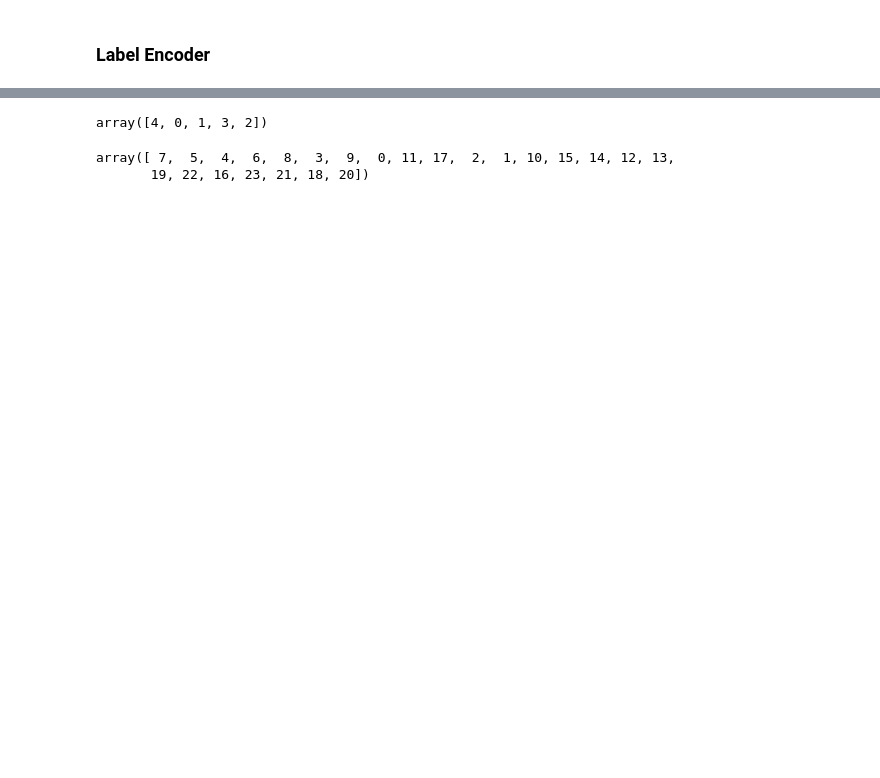
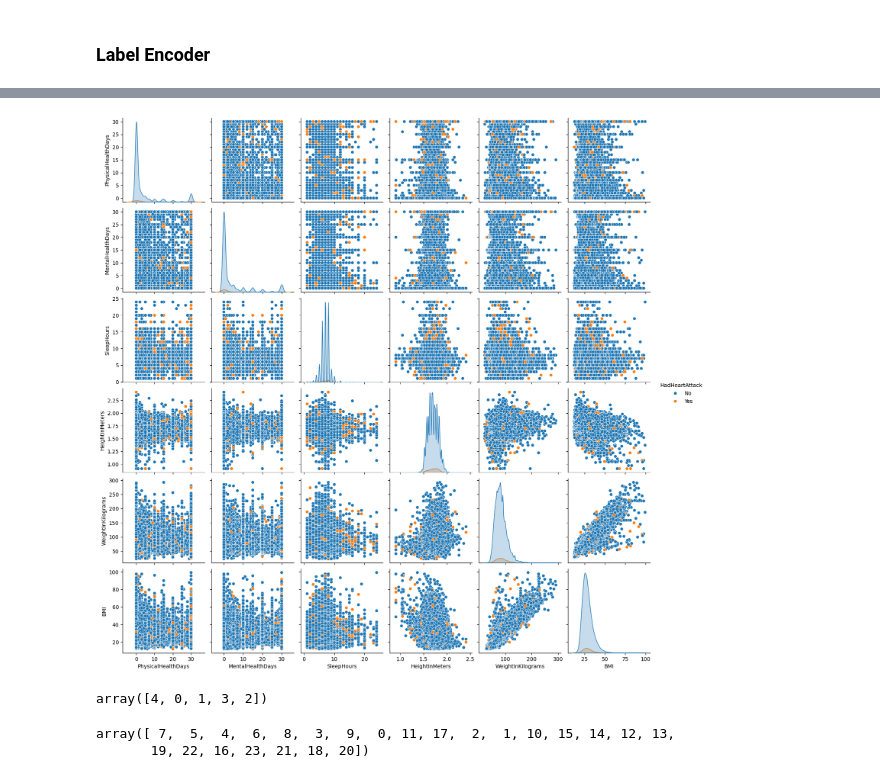
Before and after one commit to belcogo/data-analysis-for-machine-learning, a Jupyter notebook: demo.ipynb, the cells around one changed output, grey strips where cells are left out. Cells and saved outputs as stored; diff of their text form; code cells hidden in the pictures; blank space fills up the shorter version.

```diff
--- a/demo.ipynb
+++ b/demo.ipynb
@@ -81,3 +97,7 @@ np.shape(encoded_patients_data)
+# %%
+sns.pairplot(encoded_patients_data, hue='HadHeartAttack');
+# %% [output]
+[figure, added]
 # %%
 label_encoder_general_health = LabelEncoder()
 
```
Also changed, not shown: parts of 11 cells of this notebook.
